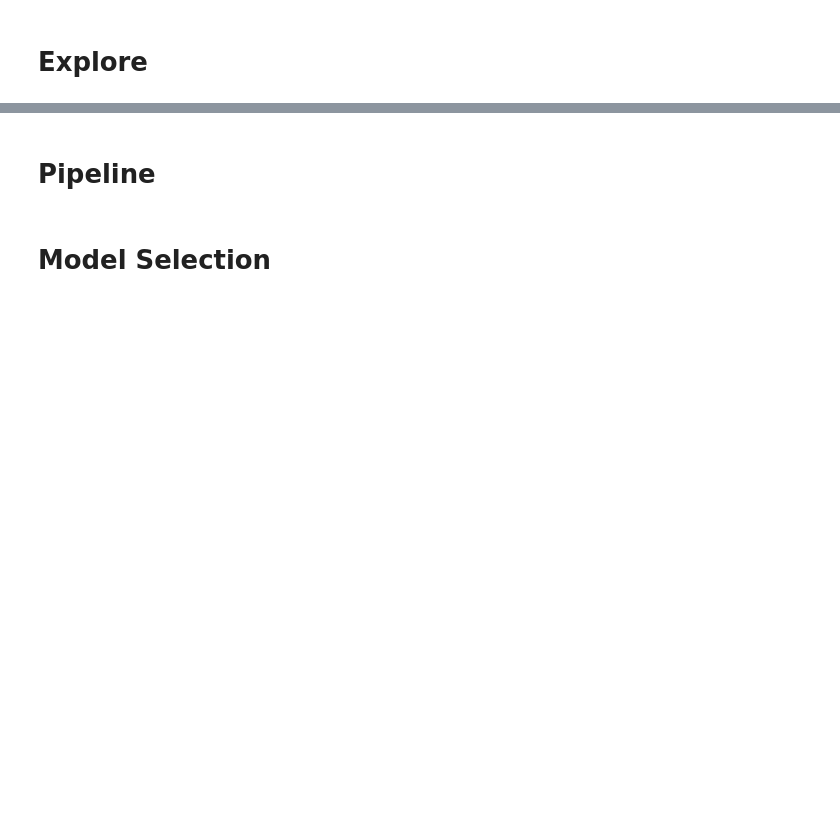
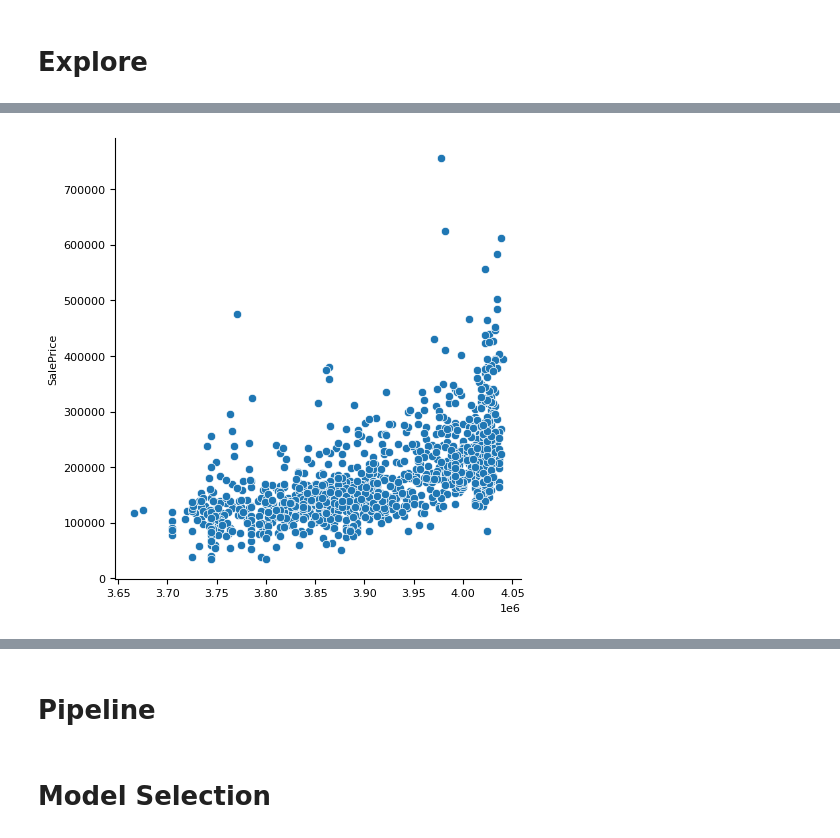
Before and after one commit to angelocandari/kag-house-price, a Jupyter notebook: house-prices.ipynb, the cells around one changed output, grey strips where cells are left out. Drawn from its saved outputs; the diff is of its cells as text; code cells hidden in the pictures; blank space fills up the shorter version.

```diff
--- a/house-prices.ipynb
+++ b/house-prices.ipynb
@@ -130,0 +134,4 @@ train = train.loc[train[target]<np.percentile(train[target], 95)].copy()
+# %%
+sns.relplot(train, x=(train['YearRemodAdd'] * train['YearBuilt']), y=target);
+# %% [output]
+[figure, added]
```
Also changed, not shown: parts of 32 cells of this notebook, 1 other file.
